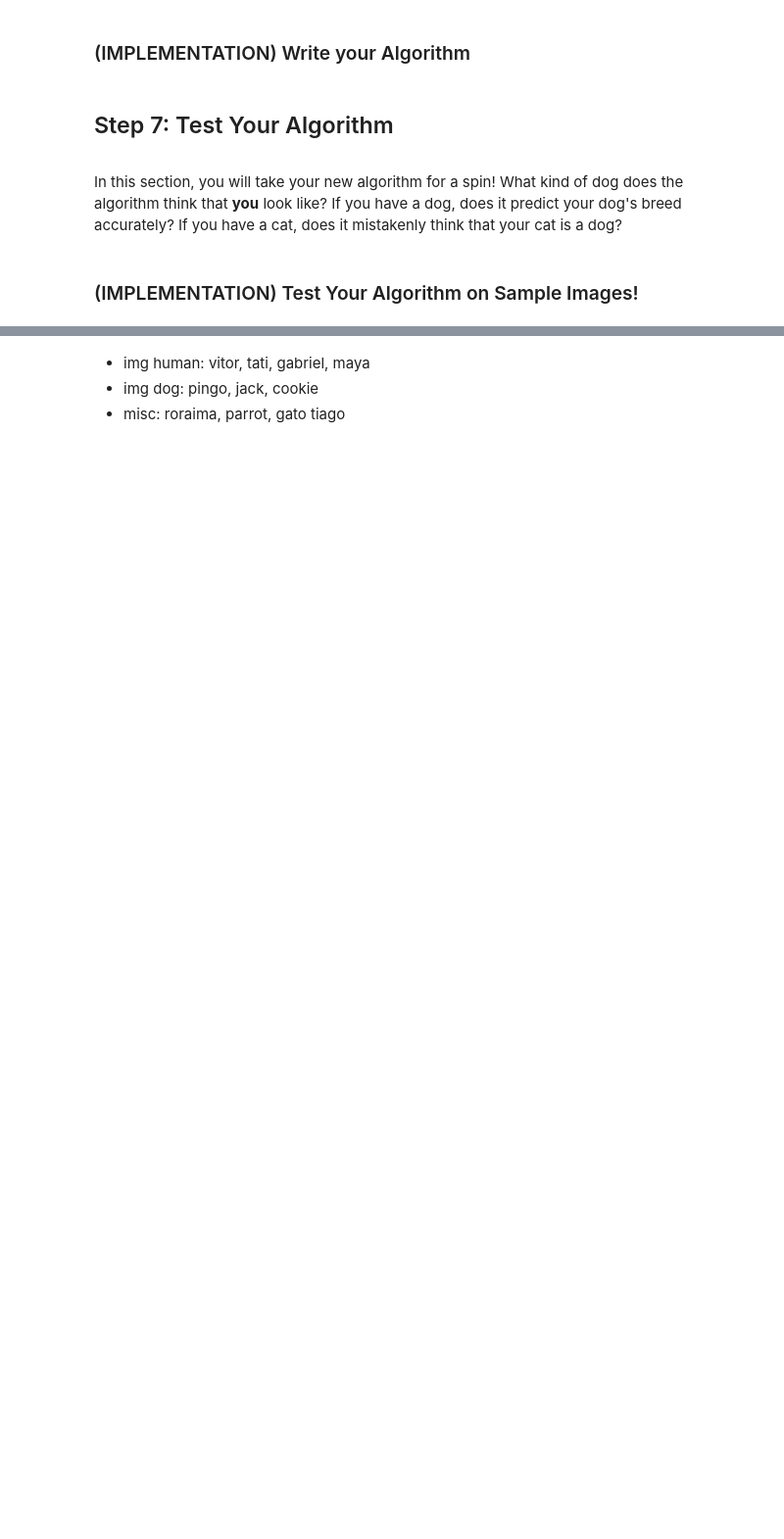
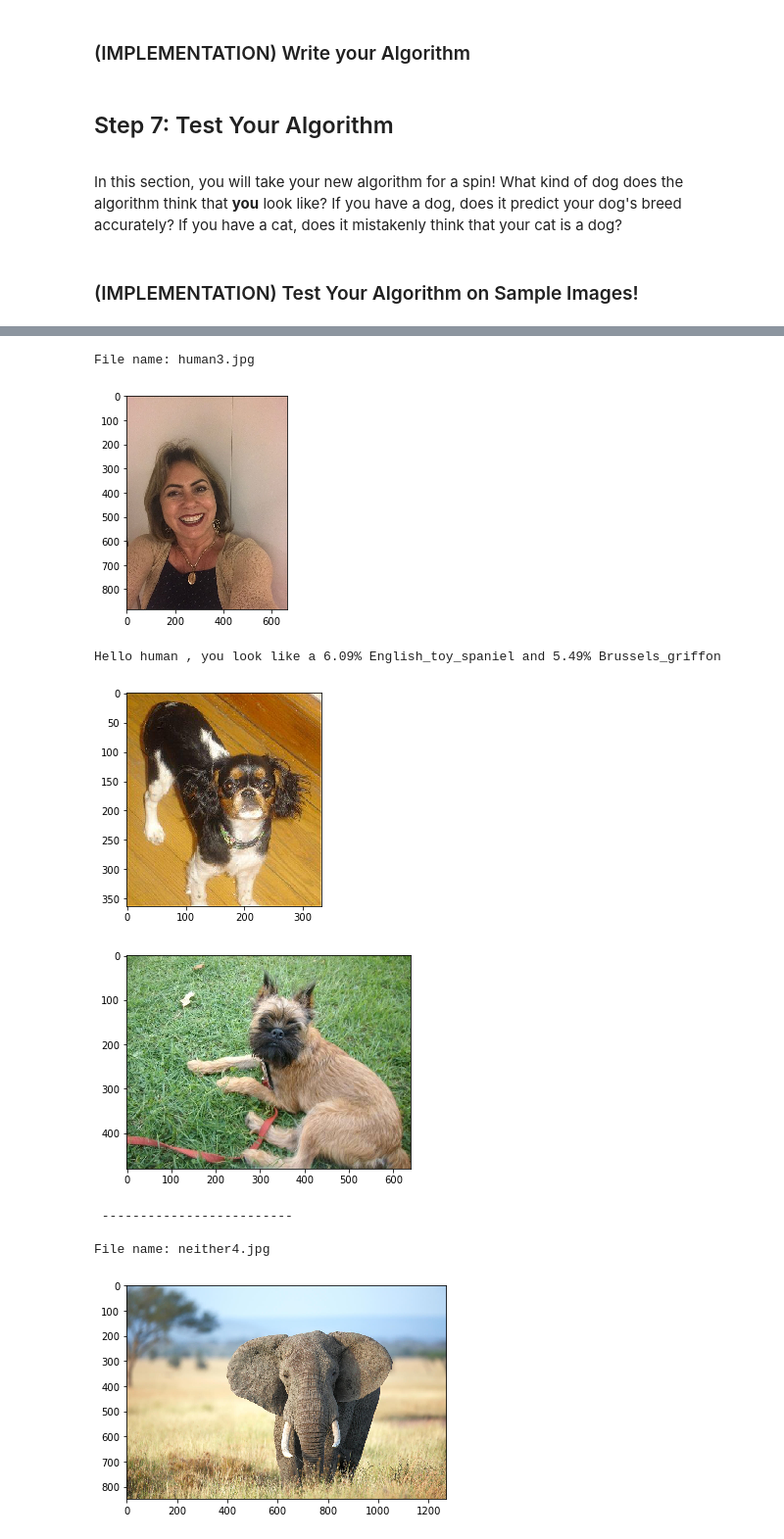
Before and after one commit to vitorbellini/dlnd, a Jupyter notebook: P2_dog_project/dog_app.ipynb, the cells around one changed output, grey strips where cells are left out. Shown at 98% size. Cells and saved outputs as stored; diff of their text form; code cells hidden in the pictures; blank space fills up the shorter version.

Commit message:
add studentImages and final model and code for predictor

```diff
--- a/P2_dog_project/dog_app.ipynb
+++ b/P2_dog_project/dog_app.ipynb
@@ -672,4 +744,4 @@ checkpointer = ModelCheckpoint(filepath='saved_models/weights.best.Resnet50.hdf5
 
 Resnet50_model.fit(train_Resnet50, train_targets,
           validation_data=(valid_Resnet50, valid_targets),
-          epochs=20, batch_size=20, callbacks=[checkpointer], verbose=1)
+          epochs=20, batch_size=20, callbacks=[checkpointer], verbose=2)
@@ -746,5 +776,3 @@ Resnet50_model.load_weights('saved_models/weights.best.Resnet50.hdf5')
-# %%
-Resnet50_model.load_weights('saved_models/weights.best.Resnet50_aug.hdf5')
 # %% [markdown]
 ### (IMPLEMENTATION) Test the Model
 # %% [markdown]
@@ -781,8 +811,11 @@ def predict_dog_breed(img_path):
     bottleneck_feature = extract_Resnet50(path_to_tensor(img_path))
     # obtain predicted vector
     predicted_vector = Resnet50_model.predict(bottleneck_feature)
-    # return dog breed that is predicted by the model
-    return dog_names[np.argmax(predicted_vector)]
+
+    # return TOP2 dog breed idx that is predicted by the model
+    top_2 = predicted_vector.flatten()
+
+    return np.unique(np.sort(top_2))[-2:], top_2.argsort()[-2:]
 # %% [markdown]
 ## Step 6: Write your Algorithm
 <a id='step6'></a>
@@ -799,15 +832,3 @@ Some sample output for our algorithm is provided below, but feel free to design
 ![Sample Human Output](images/sample_human_output.png)
 # %% [markdown]
 ### (IMPLEMENTATION) Write your Algorithm
-# %%
-### TODO: Write your algorithm.
-### Feel free to use as many code cells as needed.
-def predict_image(img_path):
-    if face_detector(img_path):
-        #hello human and predict
-        print("Hello human, you look like a {}".format(predict_dog_breed(img_path)))
-    elif dog_detector(img_path):
-        #hello dog and predict
-        print("Hello dog, you look like a {}".format(predict_dog_breed(img_path)))
-    else:
-        print("Neither human or dog detected! Try again :)")
@@ -828,10 +907,6 @@ __Answer:__
 ## TODO: Execute your algorithm from Step 6 on
 ## at least 6 images on your computer.
 ## Feel free to use as many code cells as needed.
-# %% [markdown]
-* img human: vitor, tati, gabriel, maya
-* img dog: pingo, jack, cookie
-* misc: roraima, parrot, gato tiago
 # %%
 # get files paths
 def load_student_images(path):
@@ -843,6 +918,17 @@ def load_student_images(path):
 student_files = load_student_images('studentImages/')
 # %%
 # Test
-for img_path in images_path:
-    print(img_path)
+for img_path in student_files:
+    print('File name: {}'.format(img_path.split("\\")[-1]))
     predict_image(img_path)
+    print("\n ------------------------- \n")
+# %% [output]
+File name: human3.jpg
+[figure, added]
+Hello human , you look like a 6.09% English_toy_spaniel and 5.49% Brussels_griffon
+[figure, added]
+[figure, added]
+ -------------------------
+
+File name: neither4.jpg
+[figure, added]
```
Also changed, not shown: parts of 55 cells of this notebook, 14 other files.
